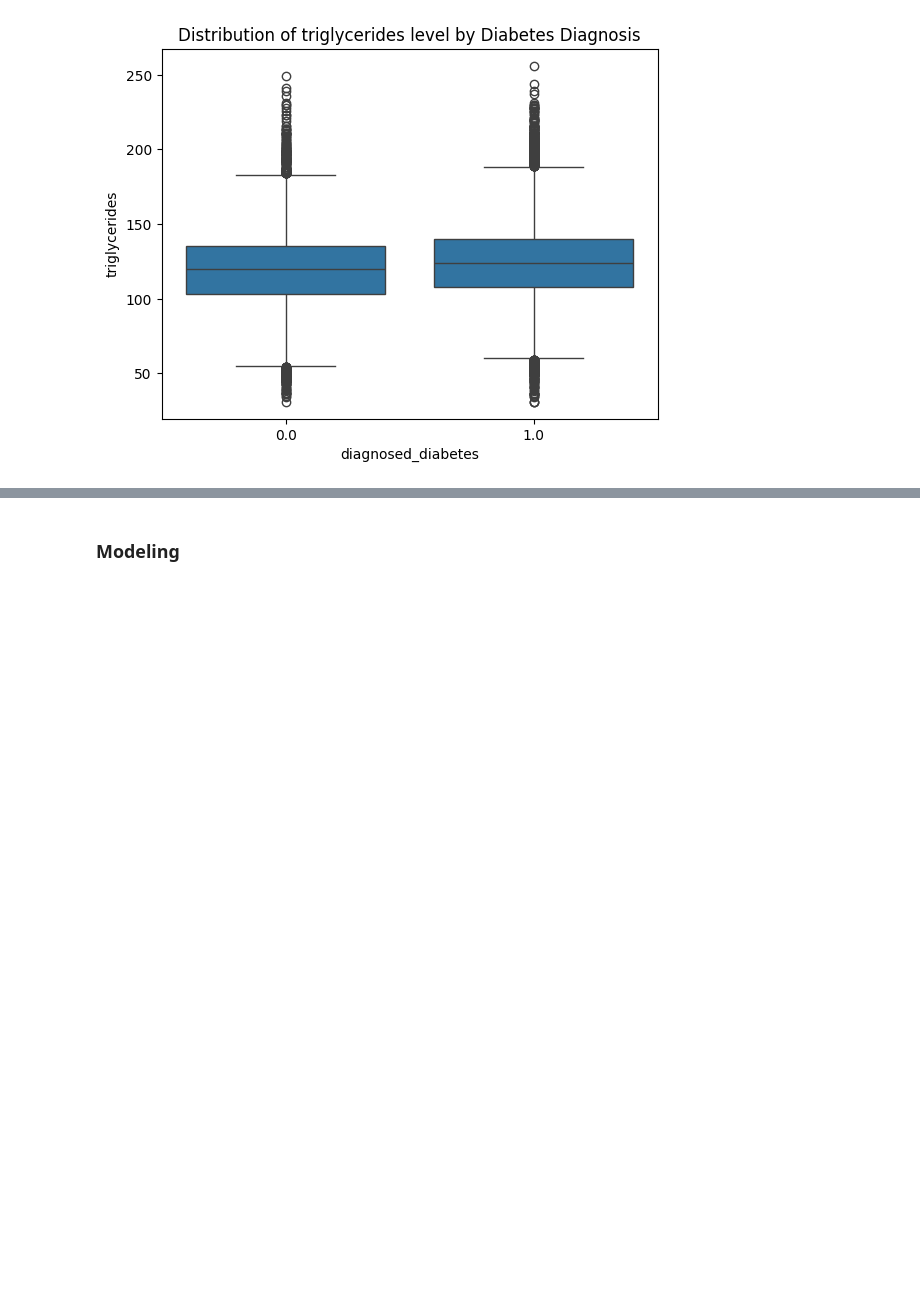
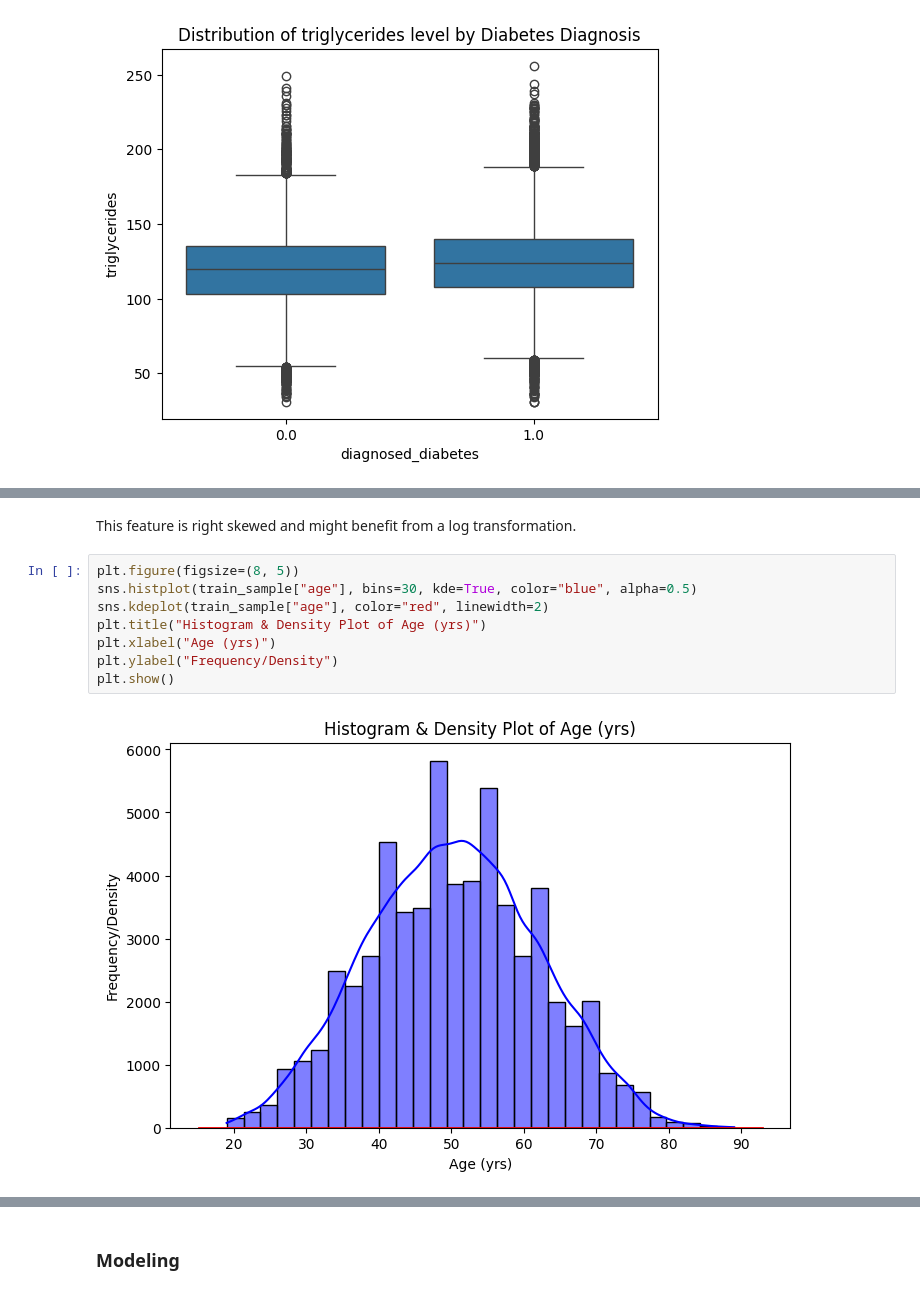
Before and after one commit to alexmonteil/diabetes-prediction-competition, a Jupyter notebook: model.ipynb, the cells around one changed output, grey strips where cells are left out. Drawn from its saved outputs; the diff is of its cells as text; blank space fills up the shorter version.

```diff
--- a/model.ipynb
+++ b/model.ipynb
@@ -131,0 +139,12 @@ plt.show()
+# %% [markdown]
+This feature is right skewed and might benefit from a log transformation.
+# %%
+plt.figure(figsize=(8, 5))
+sns.histplot(train_sample["age"], bins=30, kde=True, color="blue", alpha=0.5)
+sns.kdeplot(train_sample["age"], color="red", linewidth=2)
+plt.title("Histogram & Density Plot of Age (yrs)")
+plt.xlabel("Age (yrs)")
+plt.ylabel("Frequency/Density")
+plt.show()
+# %% [output]
+[figure, added]
```
Also changed, not shown: parts of 19 cells of this notebook, 2 other files.
